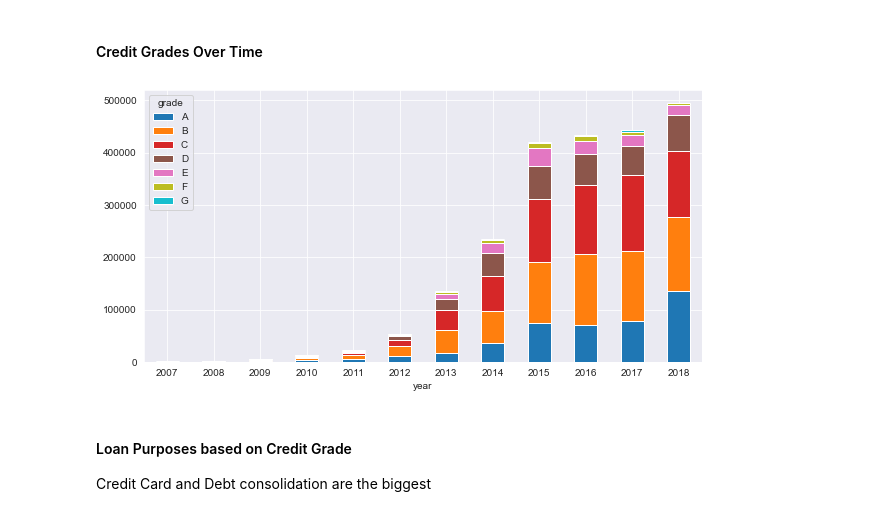
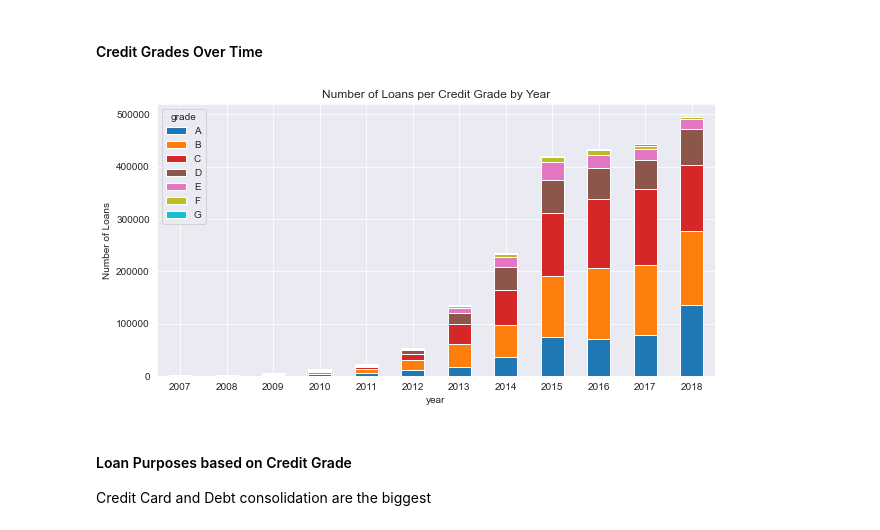
Before and after one commit to touyang219/LC_Capstone, a Jupyter notebook: Capstone.ipynb, the cells around one changed output. Drawn from its saved outputs; the diff is of its cells as text; code cells hidden in the pictures.

```diff
--- a/Capstone.ipynb
+++ b/Capstone.ipynb
@@ -247,19 +237,22 @@ f.savefig('value_of_loans.png', facecolor=f.get_facecolor(), transparent=True, d
 # %%
 fig, ax = plt.subplots()
 
 tmp = accepted.groupby(['year', 'grade']).size().unstack()
 tmp.plot(kind = 'bar',
          stacked = True,
          figsize=(10, 5),
          cmap = 'tab10',
          ax = ax)
 
 ax.set_xticklabels(map(lambda x: int(x), tmp.index))
+ax.set_ylabel('Number of Loans')
+ax.set_title("Number of Loans per Credit Grade by Year")
+
 plt.xticks(rotation = 0)
 
-f.savefig('credit_grades_time.png', facecolor=f.get_facecolor(), transparent=True, dpi=500)
+plt.savefig('credit_grades_time.png', bbox_inches='tight', dpi=500)
 # %% [output]
-[figure, old version]
+[figure, new version]
 # %% [markdown]
 #### Loan Purposes based on Credit Grade
 
```
Also changed, not shown: parts of 29 cells of this notebook.
